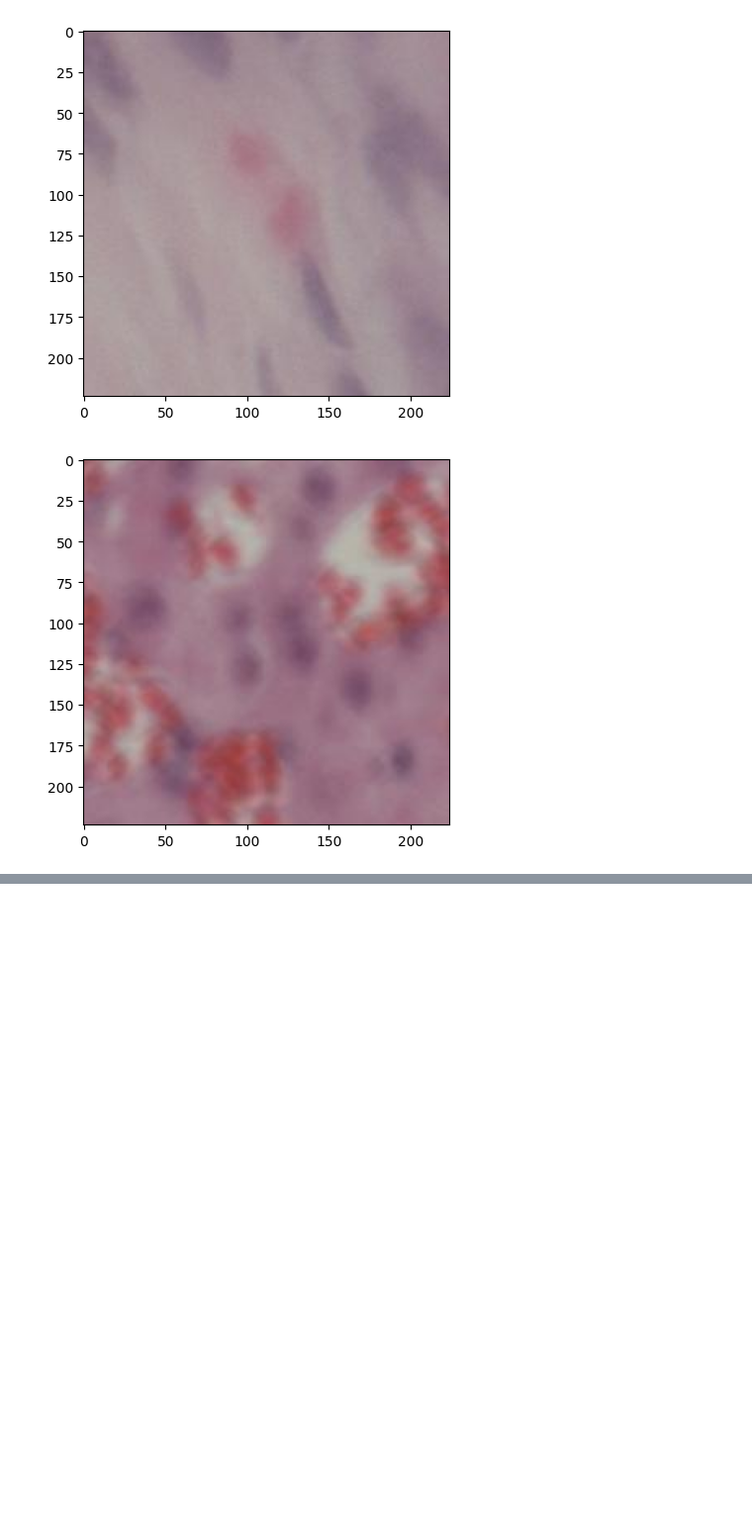
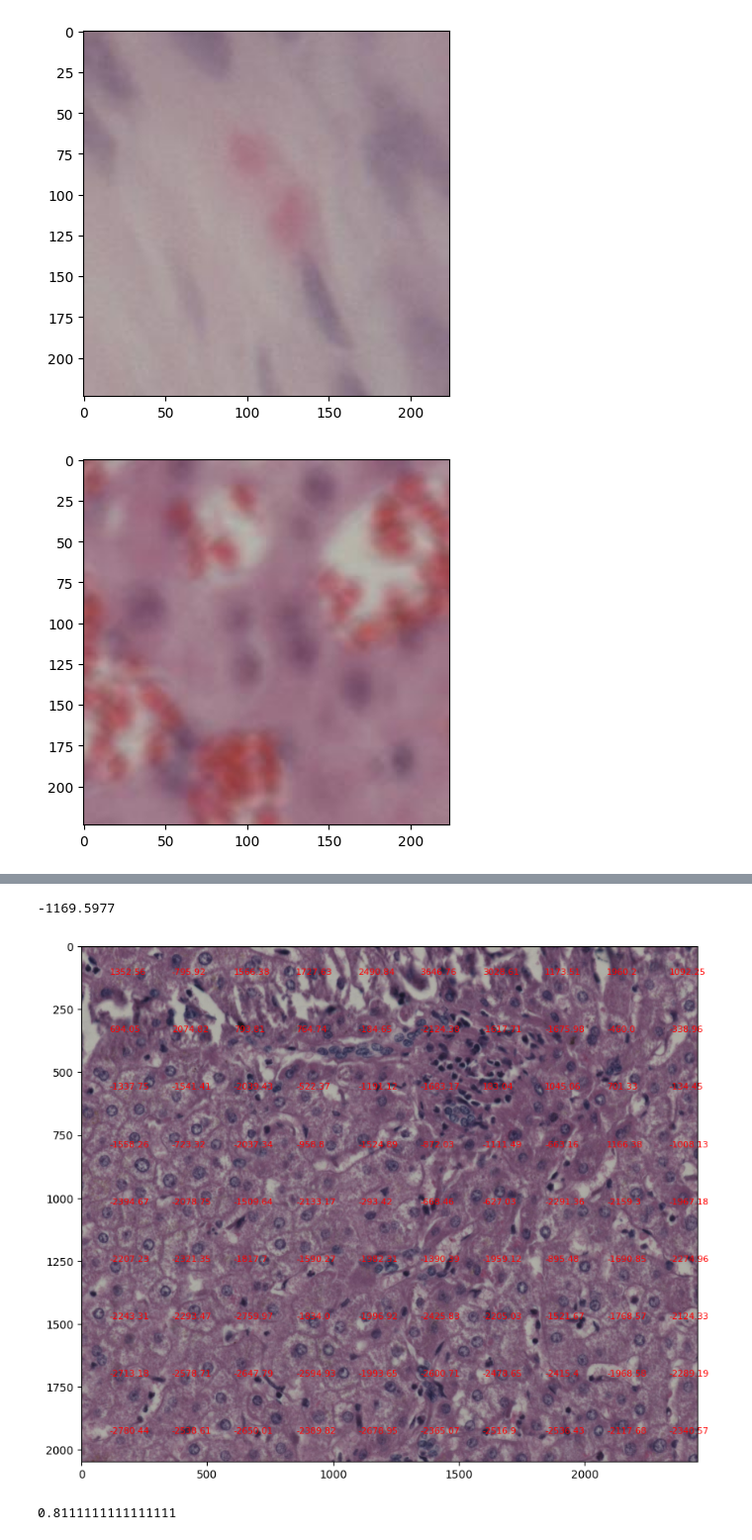
Before and after one commit to max-27/focus_model, a Jupyter notebook: notebooks/test.ipynb, the cells around one changed output, grey strips where cells are left out. Shown at 99% size. Drawn from its saved outputs; the diff is of its cells as text; code cells hidden in the pictures; blank space fills up the shorter version.

```diff
--- a/notebooks/test.ipynb
+++ b/notebooks/test.ipynb
@@ -278,0 +264,49 @@ test_prediction
+# %%
+model = YNet_mixed()
+
+device = torch.device("cpu")
+state_dict = torch.load(ckpt_path, map_location=device)['state_dict']
+state_dict = {k.replace("net.", ""): v for k, v in state_dict.items()}
+model.load_state_dict(state_dict)
+_ = model.eval()
+# %%
+img_path = "/Users/max/Desktop/incoherent_RGBchannels/testRawData_incoherent_sameProtocol/s16_l1/defocus-350.jpg"
+image_size = (2048, 2448)
+patch_size = (224, 224)
+array_images, array_labels = [], []
+
+h, w = image_size
+x_steps = int(h / patch_size[0])
+y_steps = int(w / patch_size[1])
+x_coord = np.linspace(int(patch_size[0]/2), h - int(patch_size[0]/2), x_steps)
+y_coord = np.linspace(int(patch_size[1]/2), w - int(patch_size[1]/2), y_steps)
+patch_coords = [(x, y) for x in x_coord for y in y_coord]
+# %%
+img = cv2.imread(img_path)
+img = cv2.cvtColor(img, cv2.COLOR_BGR2RGB)
+#img_resize = cv2.resize(img, (224, 224))
+# %%
+t = transforms.Compose([transforms.ToTensor(), transforms.Normalize(0,1)])
+preds = []
+with torch.no_grad():
+    for x, y in patch_coords:
+        patch = img[int(x-int(patch_size[0]/2)):int(x+int(patch_size[0]/2)), int(y-int(patch_size[1]/2)):int(y+int(patch_size[1]/2))]
+        img_tensor = t(patch)
+        img_tensor = img_tensor.unsqueeze(0)
+        preds.append(model(img_tensor).numpy())
+np.mean(preds)
+# %% [output]
+-1169.5977
+# %%
+plt.figure(figsize=(10,10))
+plt.imshow(img)
+# show predictions for each patch
+for idx, (x, y) in enumerate(patch_coords):
+    plt.text(y, x, str(round(preds[idx][0][0], 2)), color='red', fontsize=8)
+plt.show()
+# %% [output]
+[figure, added]
+# %%
+len([pred for pred in preds if pred < 0])/len(preds)
+# %% [output]
+0.8111111111111111
```
Also changed, not shown: parts of 5 cells of this notebook, 1 other file.
